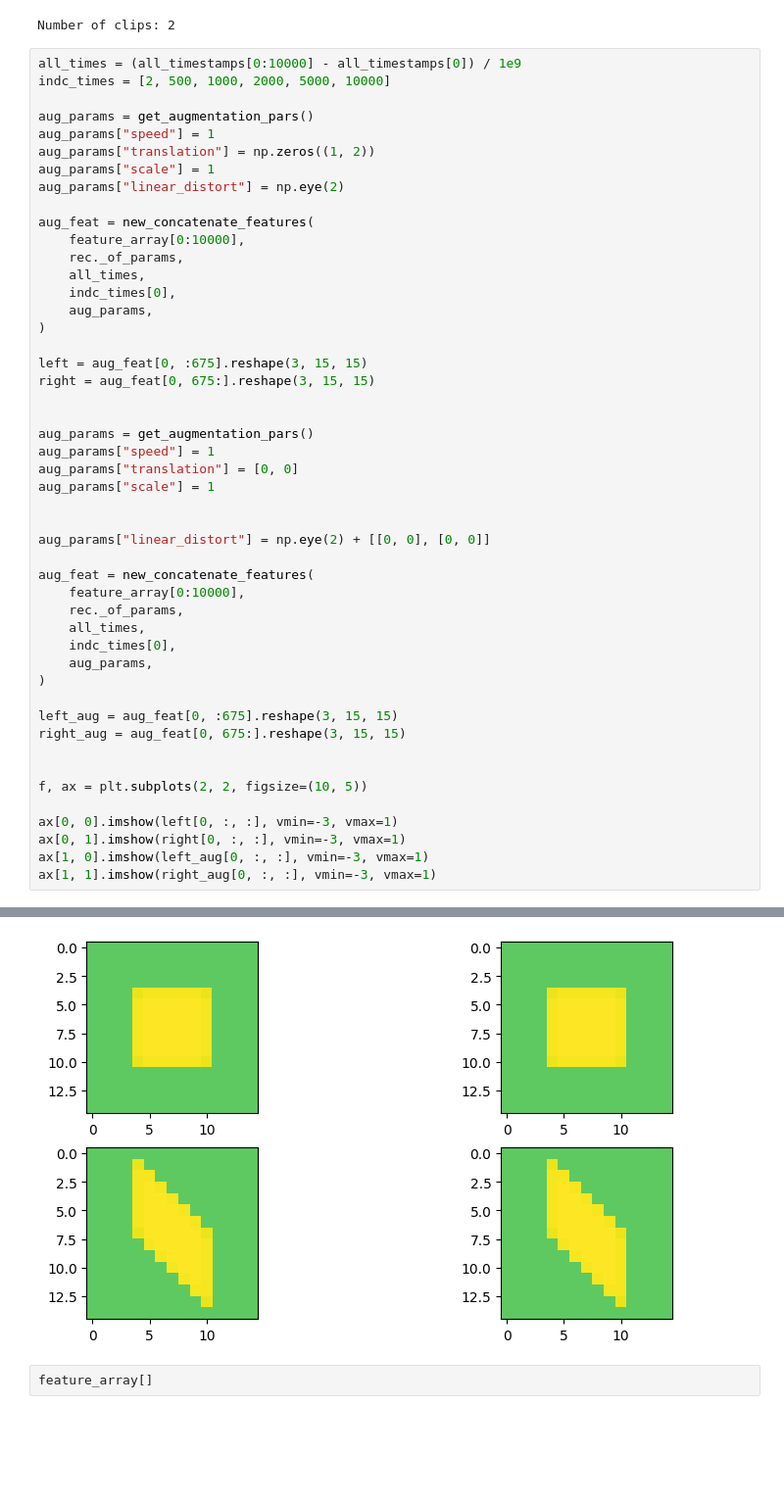
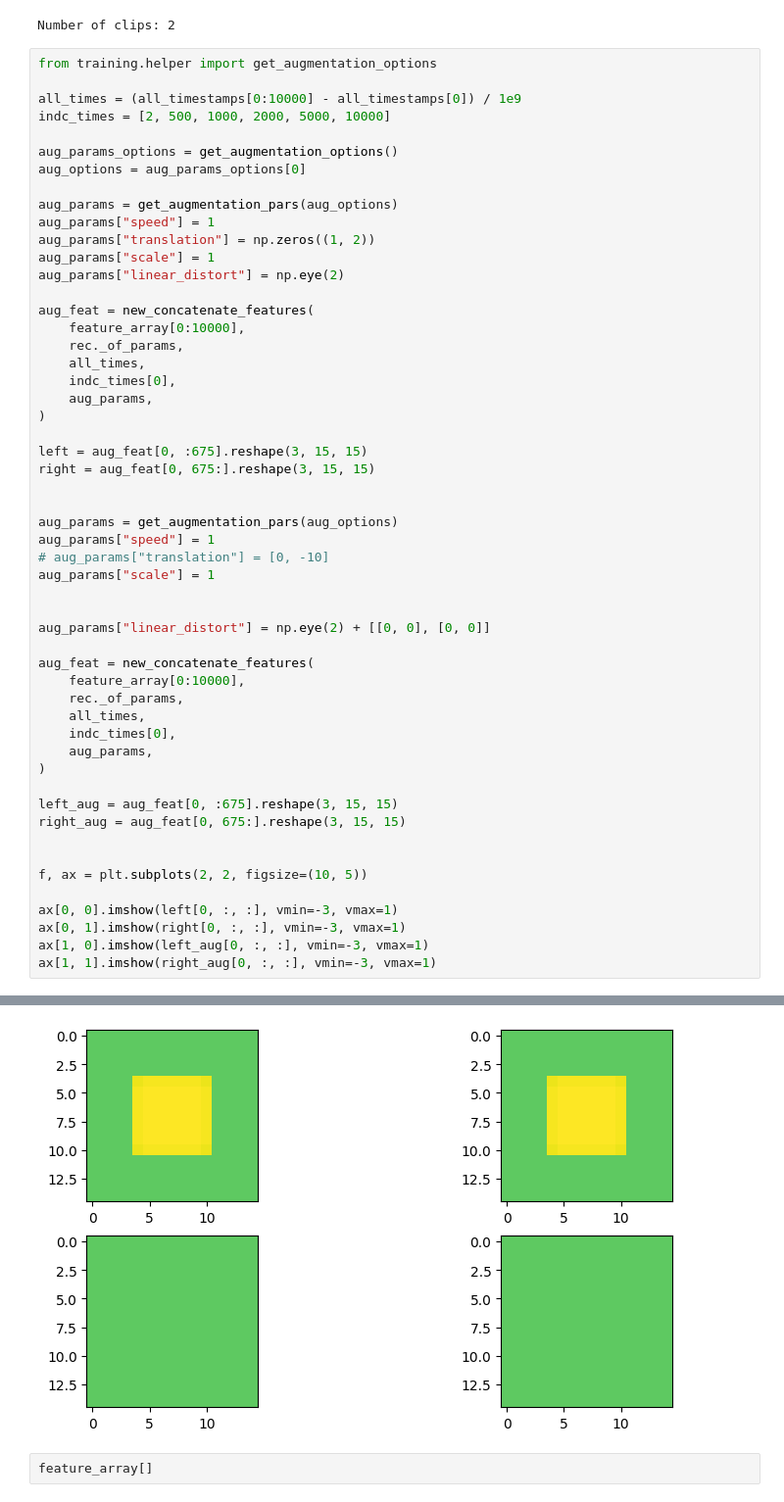
Before and after one commit to tpfffr/neon_blink_detection, a Jupyter notebook: notebooks/data_augmentation2.ipynb, the cells around one changed output, grey strips where cells are left out. Shown at 98% size. Drawn from its saved outputs; the diff is of its cells as text; blank space fills up the shorter version.

```diff
--- a/notebooks/data_augmentation2.ipynb
+++ b/notebooks/data_augmentation2.ipynb
@@ -253,10 +253,15 @@ clip_timestamps = np.split(all_timestamps, clip_transitions + 1, axis=0)
 # %% [output]
 Number of clips: 2
 # %%
+from training.helper import get_augmentation_options
+
 all_times = (all_timestamps[0:10000] - all_timestamps[0]) / 1e9
 indc_times = [2, 500, 1000, 2000, 5000, 10000]
 
-aug_params = get_augmentation_pars()
+aug_params_options = get_augmentation_options()
+aug_options = aug_params_options[0]
+
+aug_params = get_augmentation_pars(aug_options)
 aug_params["speed"] = 1
 aug_params["translation"] = np.zeros((1, 2))
 aug_params["scale"] = 1
@@ -274,9 +279,9 @@ left = aug_feat[0, :675].reshape(3, 15, 15)
 right = aug_feat[0, 675:].reshape(3, 15, 15)
 
 
-aug_params = get_augmentation_pars()
+aug_params = get_augmentation_pars(aug_options)
 aug_params["speed"] = 1
-aug_params["translation"] = [0, 0]
+# aug_params["translation"] = [0, -10]
 aug_params["scale"] = 1
 
 
@@ -305,4 +311,4 @@ ax[1, 1].imshow(right_aug[0, :, :], vmin=-3, vmax=1)
-[figure, old version]
+[figure, new version]
 # %%
 feature_array[]
 # %% [output]
```
Also changed, not shown: parts of 15 cells of this notebook, 8 other files.
